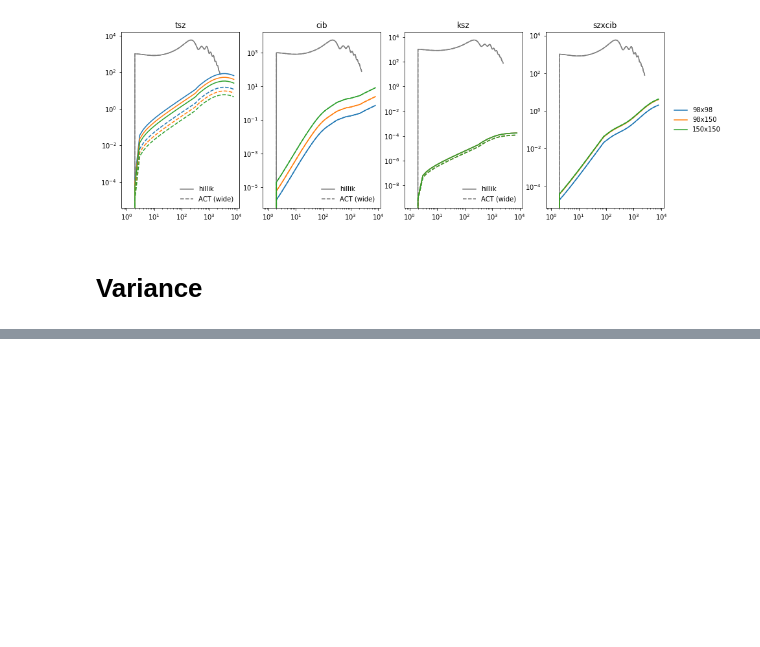
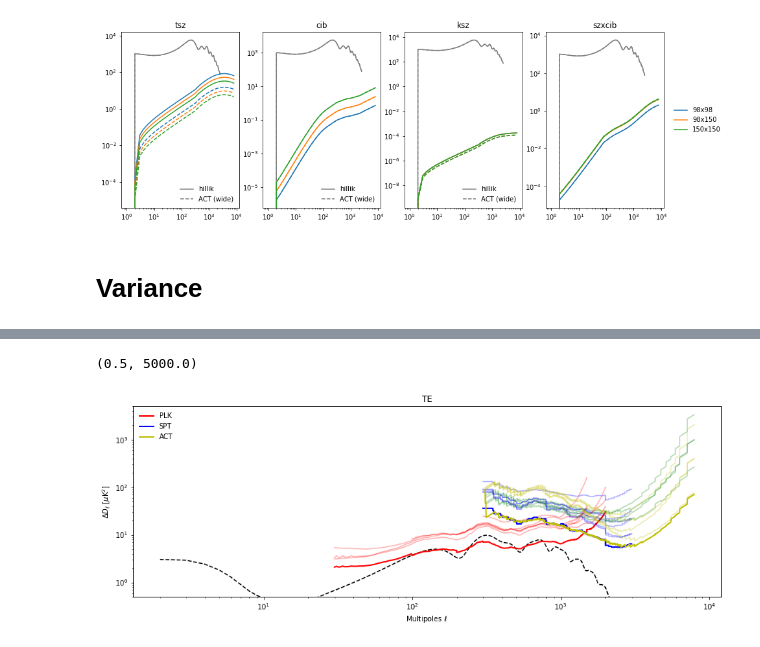
Before and after one commit to mtristram/hillik, a Jupyter notebook: scripts/hillik_models.ipynb, the cells around one changed output, grey strips where cells are left out. Drawn from its saved outputs; the diff is of its cells as text; code cells hidden in the pictures; blank space fills up the shorter version.

```diff
--- a/scripts/hillik_models.ipynb
+++ b/scripts/hillik_models.ipynb
@@ -143,21 +156,40 @@ for t in range(len(binning)):
 # %%
 #SPT
+SPT = {}
 import struct
 filename = f"{PKdir}/spt_hiell_2020/likelihood/data/spt_hiell_2020/spt_hiell_2020_window.bin"
 with open(filename, "rb") as f:
     efflmin, efflmax = struct.unpack("@II", f.read(2 * np.dtype(np.int32).itemsize))
 offset = 2 * (np.dtype(np.int32).itemsize)
 wSPT = np.fromfile(filename, dtype=np.float64, offset=offset).reshape(88, -1)
-lSPT = array([sum(arange(len(wSPT[0]))*bwf)/sum(bwf) for bwf in wSPT])
 vSPT = diag(fromfile( f"{PKdir}/spt_hiell_2020/likelihood/data/spt_hiell_2020/spt_hiell_2020_cov.bin", dtype=np.float64).reshape(88,88))
 xname = {"95x95":13,"95x150":15,"95x220":15,"150x150":15,"150x220":15,"220x200":15}
 l = arange(13491)
-vSPTe = np.ones( (len(xname),13491) )*np.inf
+SPT['TT']= np.ones( (len(xname),13491) )*np.inf
 nbins = array( [v for v in xname.values()])
 for i,nb in enumerate(nbins):
     bmin,bmax = sum(nbins[:i]),sum(nbins[:i+1])
     bwf = wSPT[bmin:bmax]
     w8 = np.zeros((nb,len(l)))
     for b in range(nb): w8[b,bwf[b]>5e-4] = mean(bwf[b,bwf[b] > 0.8*max(bwf[b])])
-    vSPTe[i] = 1./diag(w8.T@w8)*(w8.T@vSPT[bmin:bmax])
+    SPT['TT'][i] = 1./diag(w8.T@w8)*(w8.T@vSPT[bmin:bmax])
+
+#SPT 3G
+filename = f"{PKdir}/spt3g_2018/SPT3G_2018_EETE_likelihood_v3/data/SPT3G_Y1_EETE/windows/window"
+nbins,nspec,lmax=44,12,3200
+wSPT = np.zeros( (nbins, nspec, lmax+1) )
+for ib in range(nbins):
+    wSPT[ib,:,1:] = np.loadtxt( filename+"_%d.txt" % (ib+1)).T[1:]
+vSPT = diag(loadtxt( f"{PKdir}/spt3g_2018/SPT3G_2018_EETE_likelihood_v3/data/SPT3G_Y1_EETE/SPT3G_Y1_EETE_covariance.dat"))
+# EE 90x90 TE 90x90 EE 90x150 TE 90x150 EE 90x220 TE 90x220 EE 150x150 TE 150x150 EE 150x220 TE 150x220 EE 220x220 TE 220x220
+SPT['EE'] = np.ones( (nspec//2,lmax+1) )*np.inf
+SPT['TE'] = np.ones( (nspec//2,lmax+1) )*np.inf
+for i in range(nspec):
+    bwf = wSPT[:,i,:]
+    w8 = np.zeros((nbins,lmax+1))
+    for b in range(nbins): w8[b,bwf[b]>0.005] = mean(bwf[b,bwf[b] > 0.8*max(bwf[b])])
+    if i%2 == 0: SPT['EE'][i//2] = 1./diag(w8.T@w8)*(w8.T@vSPT[i*nbins:(i+1)*nbins])
+    if i%2 == 1: SPT['TE'][i//2] = 1./diag(w8.T@w8)*(w8.T@vSPT[i*nbins:(i+1)*nbins])
+
+for tag in ['TT','TE','EE']: SPT[tag][~isfinite(SPT[tag])] = np.inf
 # %%
@@ -181,0 +218,23 @@ legend()
+# %%
+#TE
+figure(figsize=(15,5))
+plot( lth, lth*(lth+1)/2/pi*sqrt((clth[3]**2+clth[0]*clth[1])/(2*lth+1))*1e12, 'k--')
+l = arange( 2001)
+plot( l, sqrt(PLK['TE'].T), 'r', alpha=0.3)
+plot( l, 1/sqrt(sum(1./PLK['TE'],0)), 'r', lw=2, label="PLK")
+l = arange( 3201)
+plot( l, sqrt(SPT['TE'].T), 'b', alpha=0.3)
+plot( l, 1/sqrt(sum(1./SPT['TE'],0)), 'b', lw=2, label="SPT")
+l = arange( 7924)
+plot( l, (l*(l+1)/2/pi*sqrt(ACTw['TE'])).T, 'g', alpha=0.3)
+plot( l, (l*(l+1)/2/pi*sqrt(ACTd['TE'])).T, 'y', alpha=0.3)
+plot( l, l*(l+1)/2/pi/sqrt(sum(1./ACTw['TE']+1./ACTd['TE'],0)), 'y', lw=2, label="ACT")
+loglog()
+legend()
+title("TE")
+xlabel( "Multipoles $\ell$")
+ylabel( "$\Delta D_\ell$ [$\mu$K$^2$]")
+ylim( 5e-1, 5e3)
+# %% [output]
+(0.5, 5000.0)
+[figure, added]
```
Also changed, not shown: parts of 7 cells of this notebook, 3 other files.
